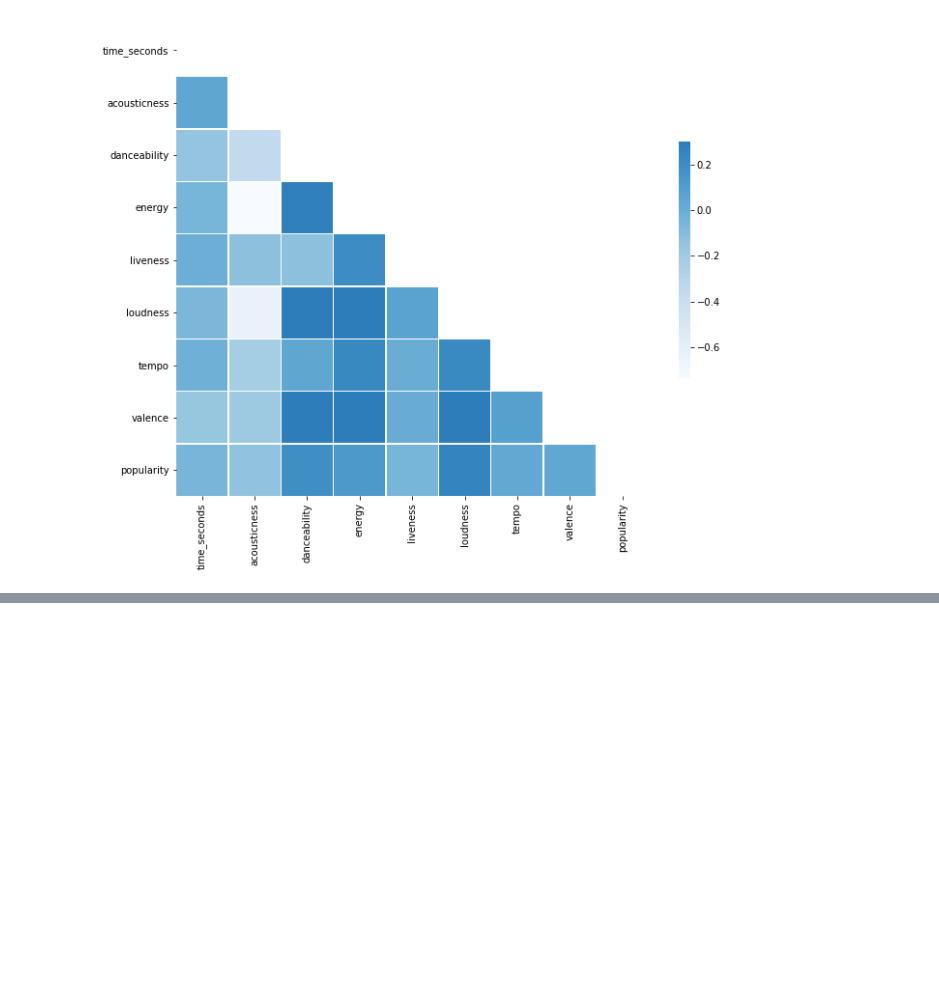
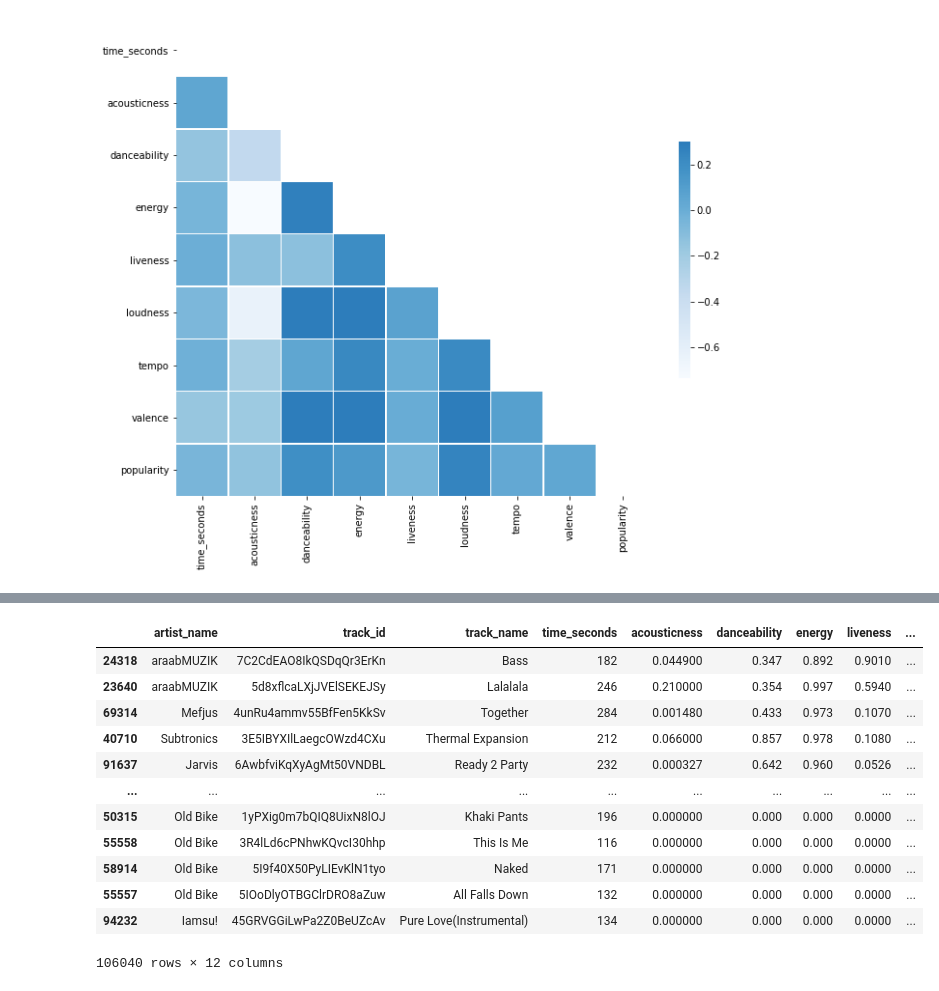
Before and after one commit to brentthayer1/capstone1, a Jupyter notebook: capstone1_eda.ipynb, the cells around one changed output, grey strips where cells are left out. Saved outputs shown, nothing was run; the diff lists cells and outputs as text; code cells hidden in the pictures; blank space fills up the shorter version.

```diff
--- a/capstone1_eda.ipynb
+++ b/capstone1_eda.ipynb
@@ -445,0 +456,16 @@ sns.heatmap(corr, mask=mask, cmap=cmap, vmax=.3, center=0,square=True, linewidth
+# %%
+loudness
+# %% [output]
+|  | artist_name | track_id | track_name | time_seconds | acousticness | danceability | energy | liveness | ... |
+| 24318 | araabMUZIK | 7C2CdEAO8IkQSDqQr3ErKn | Bass | 182 | 0.044900 | 0.347 | 0.892 | 0.9010 | ... |
+| 23640 | araabMUZIK | 5d8xflcaLXjJVElSEKEJSy | Lalalala | 246 | 0.210000 | 0.354 | 0.997 | 0.5940 | ... |
+| 69314 | Mefjus | 4unRu4ammv55BfFen5KkSv | Together | 284 | 0.001480 | 0.433 | 0.973 | 0.1070 | ... |
+| 40710 | Subtronics | 3E5IBYXIlLaegcOWzd4CXu | Thermal Expansion | 212 | 0.066000 | 0.857 | 0.978 | 0.1080 | ... |
+| 91637 | Jarvis | 6AwbfviKqXyAgMt50VNDBL | Ready 2 Party | 232 | 0.000327 | 0.642 | 0.960 | 0.0526 | ... |
+| ... | ... | ... | ... | ... | ... | ... | ... | ... | ... |
+| 50315 | Old Bike | 1yPXig0m7bQIQ8UixN8lOJ | Khaki Pants | 196 | 0.000000 | 0.000 | 0.000 | 0.0000 | ... |
+| 55558 | Old Bike | 3R4lLd6cPNhwKQvcI30hhp | This Is Me | 116 | 0.000000 | 0.000 | 0.000 | 0.0000 | ... |
+| 58914 | Old Bike | 5I9f40X50PyLIEvKlN1tyo | Naked | 171 | 0.000000 | 0.000 | 0.000 | 0.0000 | ... |
+| 55557 | Old Bike | 5IOoDlyOTBGClrDRO8aZuw | All Falls Down | 132 | 0.000000 | 0.000 | 0.000 | 0.0000 | ... |
+| 94232 | Iamsu! | 45GRVGGiLwPa2Z0BeUZcAv | Pure Love(Instrumental) | 134 | 0.000000 | 0.000 | 0.000 | 0.0000 | ... |
+106040 rows × 12 columns
```
Also changed, not shown: parts of 14 cells of this notebook, 1 other file.
